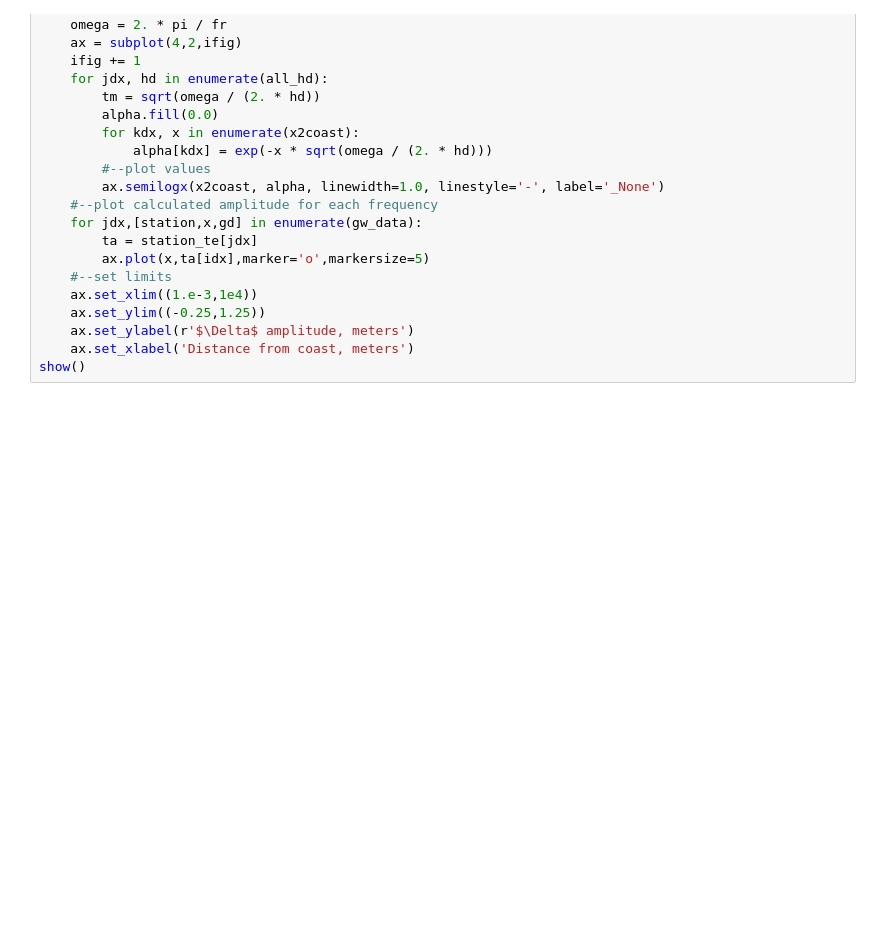
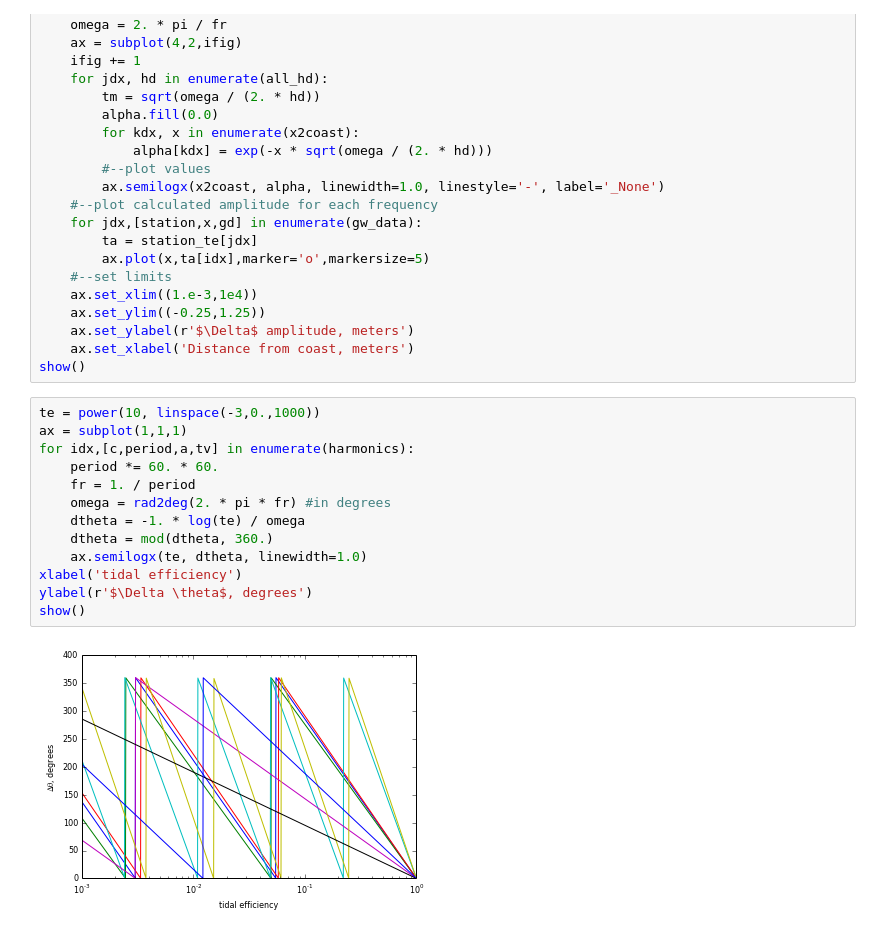
Before and after one commit to jdhughes-usgs/IPyNB, a Jupyter notebook: Tidal/FerrisTidalDataAnalysis_DE.ipynb, the cells around one changed output. Saved outputs shown, nothing was run; the diff lists cells and outputs as text; blank space fills up the shorter version.

```diff
--- a/Tidal/FerrisTidalDataAnalysis_DE.ipynb
+++ b/Tidal/FerrisTidalDataAnalysis_DE.ipynb
@@ -376,3 +468,18 @@ for idx,[c,period,ta,tv] in enumerate(harmonics):
     ax.set_ylabel(r'$\Delta$ amplitude, meters')
     ax.set_xlabel('Distance from coast, meters')
 show()
+# %%
+te = power(10, linspace(-3,0.,1000))
+ax = subplot(1,1,1)
+for idx,[c,period,a,tv] in enumerate(harmonics):
+    period *= 60. * 60.
+    fr = 1. / period
+    omega = rad2deg(2. * pi * fr) #in degrees
+    dtheta = -1. * log(te) / omega
+    dtheta = mod(dtheta, 360.)
+    ax.semilogx(te, dtheta, linewidth=1.0)
+xlabel('tidal efficiency')
+ylabel(r'$\Delta \theta$, degrees')
+show()
+# %% [output]
+[figure, added]
```
Also changed, not shown: parts of 11 cells of this notebook, 2 other files.
